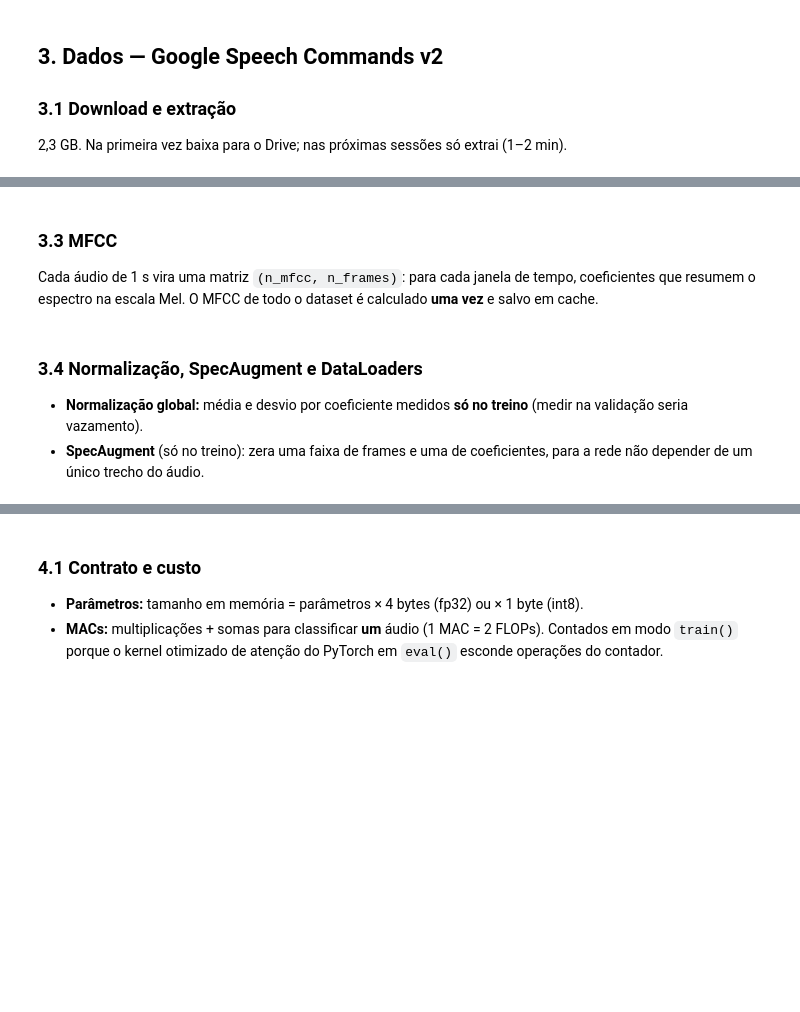
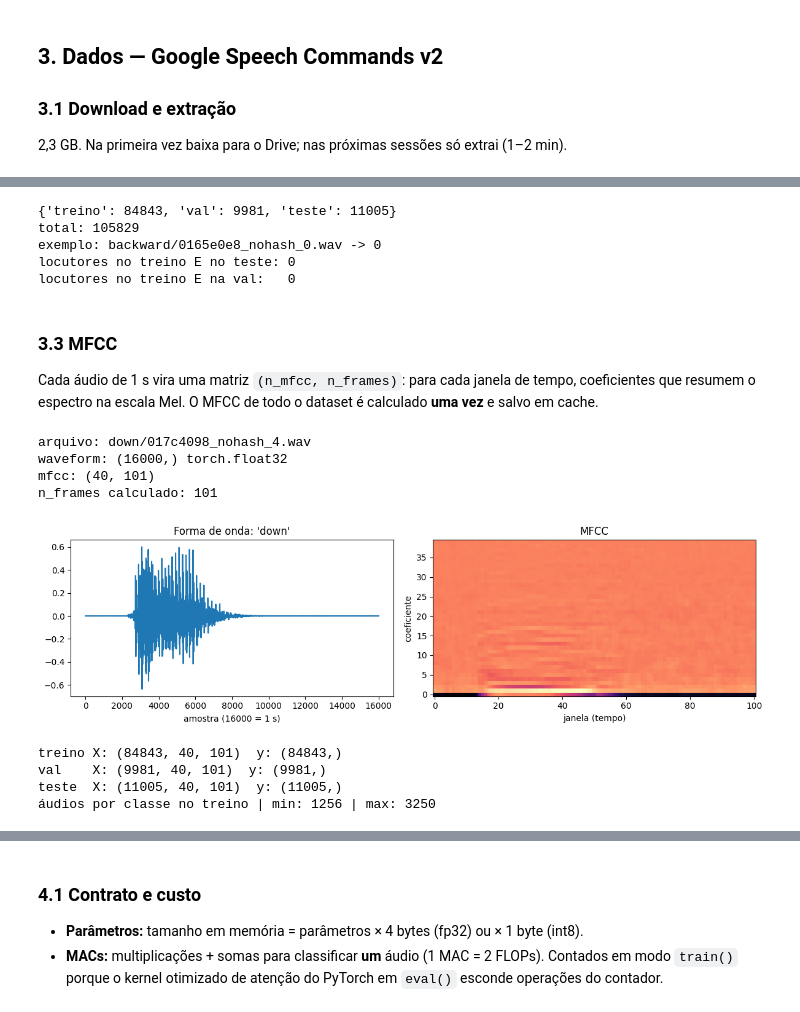
Before and after one commit to gpeuzinCosta/kws-borda, a Jupyter notebook: notebooks/experimentos/playground_cnn1d_guilherme.ipynb, the cells around one changed output, grey strips where cells are left out. Drawn from its saved outputs; the diff is of its cells as text; code cells hidden in the pictures; blank space fills up the shorter version.

Commit message:
Validacao rapida com os dados sendo processados em CPU

```diff
--- a/notebooks/experimentos/playground_cnn1d_guilherme.ipynb
+++ b/notebooks/experimentos/playground_cnn1d_guilherme.ipynb
@@ -172,3 +175,24 @@ print(hyperparameters["tarefa"], {k: len(v) for k, v in split.items()}, "| class
+# %%
+#Conferencia
+split = listar_35(PASTA_DADOS)
+
+print({k: len(v) for k, v in split.items()})
+print('total:', sum(len(v) for v in split.values()))
+print('exemplo:', split['treino'][0], '->', rotulo(split['treino'][0], CLASSES_GSC))
+
+#O ID do locutor é o que vem antes de '_nohash_' no nome do arquivo
+def locutor(rel):
+    return rel.split('/')[1].split('_nohash_')[0]
+
+locutores = {k: {locutor(r) for r in v} for k, v in split.items()}
+print('locutores no treino E no teste:', len(locutores['treino'] & locutores['teste']))
+print('locutores no treino E na val:  ', len(locutores['treino'] & locutores['val']))
+# %% [output]
+{'treino': 84843, 'val': 9981, 'teste': 11005}
+total: 105829
+exemplo: backward/0165e0e8_nohash_0.wav -> 0
+locutores no treino E no teste: 0
+locutores no treino E na val:   0
 # %% [markdown]
 ### 3.3 MFCC
 
@@ -248,7 +200,0 @@ plt.show()
-# %% [markdown]
-### 3.4 Normalização, SpecAugment e DataLoaders
-
-- **Normalização global:** média e desvio por coeficiente medidos **só no treino** (medir na validação seria
-  vazamento).
-- **SpecAugment** (só no treino): zera uma faixa de frames e uma de coeficientes, para a rede não depender de um
-  único trecho do áudio.
@@ -299,0 +245,32 @@ print("batch:", tuple(xb.shape), "| rótulos:", yb[:8].tolist())
+# %%
+#Teste
+extrator = criar_extrator(hyperparameters)
+N_FRAMES = calcular_n_frames(hyperparameters)
+
+rel = random.choice(split['treino'])
+wav = ler_audio(os.path.join(PASTA_DADOS, rel))
+mfcc = extrator(wav)
+
+print('arquivo:', rel)
+print('waveform:', tuple(wav.shape), wav.dtype)
+print('mfcc:', tuple(mfcc.shape))
+print('n_frames calculado:', N_FRAMES)
+
+fig, axes = plt.subplots(1, 2, figsize=(12, 3.5))
+
+axes[0].plot(wav.numpy())
+axes[0].set_title(f"Forma de onda: '{rel.split('/')[0]}'")
+axes[0].set_xlabel('amostra (16000 = 1 s)')
+
+#origin='lower' põe o coeficiente 1 embaixo
+axes[1].imshow(mfcc, aspect='auto', origin='lower', cmap='magma')
+axes[1].set_title('MFCC')
+axes[1].set_xlabel('janela (tempo)'); axes[1].set_ylabel('coeficiente')
+
+plt.tight_layout(); plt.show()
+# %% [output]
+arquivo: down/017c4098_nohash_4.wav
+waveform: (16000,) torch.float32
+mfcc: (40, 101)
+n_frames calculado: 101
+[figure, added]
@@ -299,0 +315,17 @@ print("batch:", tuple(xb.shape), "| rótulos:", yb[:8].tolist())
+# %%
+dados = {}
+for nome_split, arquivos in split.items(): #Pega o treino, val e teste
+    caminho = os.path.join(PASTA_CACHE, f"gsc_{nome_split}_{nome_cache(hyperparameters)}.pt")
+    dados[nome_split] = extrair_mfcc(arquivos, caminho, extrator, CLASSES_GSC)
+
+for nome_split, (X, y) in dados.items(): #verificar os shapes
+    print(f'{nome_split:6s} X: {tuple(X.shape)}  y: {tuple(y.shape)}') #Audio, coeficiente MFCC (como se fosse os 3 canais RGB), Janela de tempo
+
+#Quantos áudios cada palavra tem no treino. Vai importar quando formos escolher as melhores palavras
+contagem = torch.bincount(dados['treino'][1], minlength=len(CLASSES_GSC))
+print('áudios por classe no treino | min:', contagem.min().item(), '| max:', contagem.max().item())
+# %% [output]
+treino X: (84843, 40, 101)  y: (84843,)
+val    X: (9981, 40, 101)  y: (9981,)
+teste  X: (11005, 40, 101)  y: (11005,)
+áudios por classe no treino | min: 1256 | max: 3250
```
Also changed, not shown: parts of 74 cells of this notebook.
